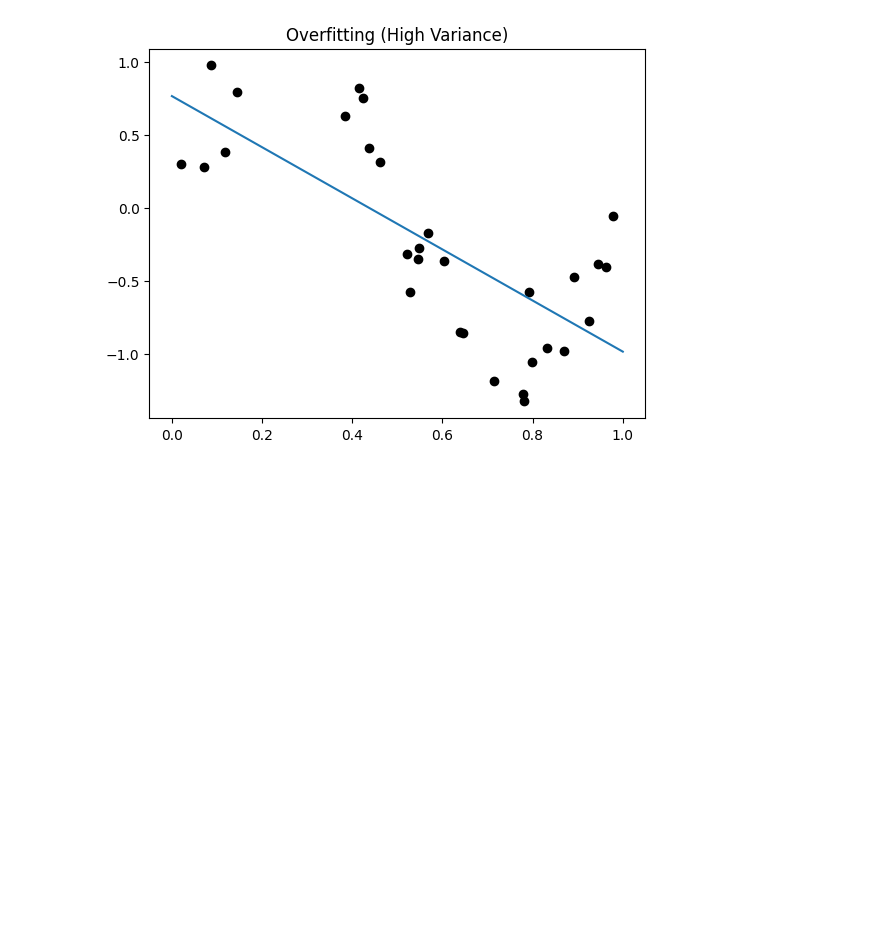
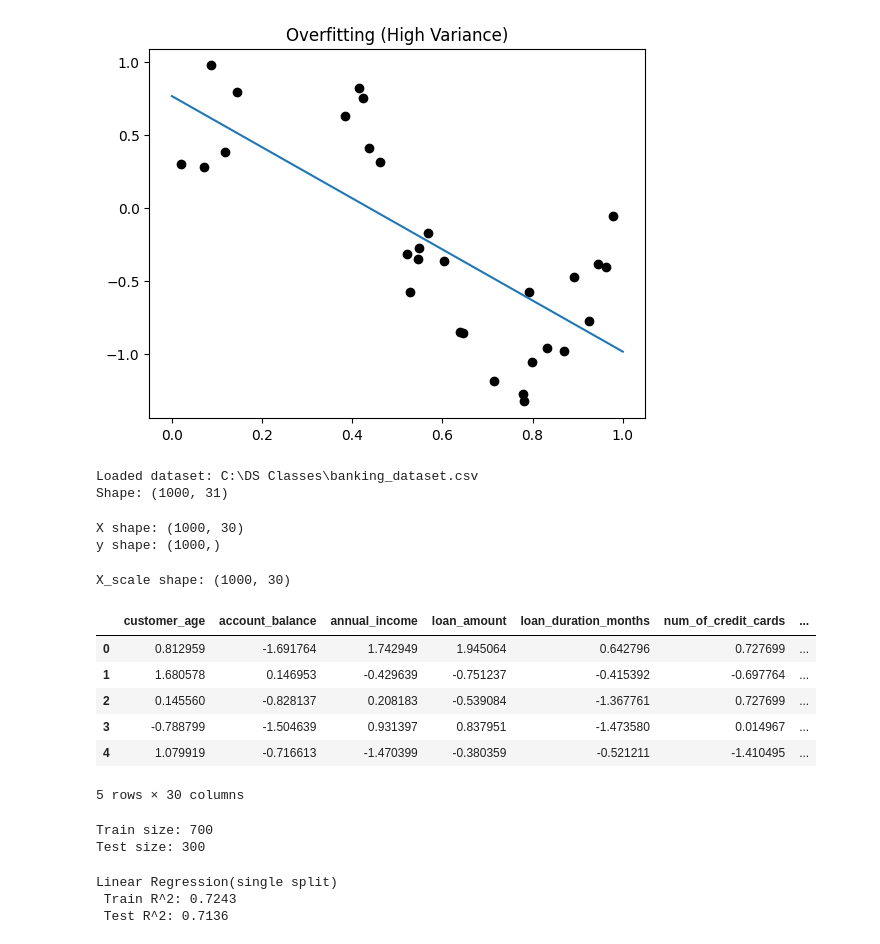
Before and after one commit to Mohammed-Zaheerullah/data-science-portfolio, a Jupyter notebook: core-data-science-practice.ipynb, the cells around one changed output. Cells and saved outputs as stored; diff of their text form; code cells hidden in the pictures; blank space fills up the shorter version.

```diff
--- a/core-data-science-practice.ipynb
+++ b/core-data-science-practice.ipynb
@@ -1201,3 +1201,70 @@ plt.title("Overfitting (High Variance)")
 plt.show()
 # %% [output]
 [figure]
+# %%
+import pandas as pd
+import numpy as np
+
+data_path = r"C:\DS Classes\banking_dataset.csv"
+df = pd.read_csv(data_path)
+
+print("Loaded dataset:", data_path)
+print("Shape:", df.shape)
+# %% [output]
+Loaded dataset: C:\DS Classes\banking_dataset.csv
+Shape: (1000, 31)
+# %%
+target_col = "bank_profit"
+X = df.drop(columns = [target_col])
+Y = df[target_col]
+print("X shape:", X.shape)
+print("y shape:", Y.shape)
+# %% [output]
+X shape: (1000, 30)
+y shape: (1000,)
+# %%
+from sklearn.preprocessing import StandardScaler
+scaler = StandardScaler()
+X_scale = scaler.fit_transform(X)
+X_scale = pd.DataFrame(X_scale, columns = X.columns)
+print ("X_scale shape:", X_scale.shape)
+# %% [output]
+X_scale shape: (1000, 30)
+# %%
+X_scale.head()
+# %% [output]
+|  | customer_age | account_balance | annual_income | loan_amount | loan_duration_months | num_of_credit_cards | ... |
+| 0 | 0.812959 | -1.691764 | 1.742949 | 1.945064 | 0.642796 | 0.727699 | ... |
+| 1 | 1.680578 | 0.146953 | -0.429639 | -0.751237 | -0.415392 | -0.697764 | ... |
+| 2 | 0.145560 | -0.828137 | 0.208183 | -0.539084 | -1.367761 | 0.727699 | ... |
+| 3 | -0.788799 | -1.504639 | 0.931397 | 0.837951 | -1.473580 | 0.014967 | ... |
+| 4 | 1.079919 | -0.716613 | -1.470399 | -0.380359 | -0.521211 | -1.410495 | ... |
+5 rows × 30 columns
+# %%
+from sklearn.model_selection import train_test_split, ShuffleSplit
+X_train, X_test, Y_train, Y_test = train_test_split(X_scale, Y, test_size=0.30, random_state=42)
+print("Train size:", X_train.shape[0])
+print("Test size:", X_test.shape[0])
+# %% [output]
+Train size: 700
+Test size: 300
+# %%
+from sklearn.linear_model import LinearRegression
+from sklearn.metrics import r2_score
+
+lr = LinearRegression()
+lr.fit(X_train, Y_train)
+
+Y_train_pred_lr = lr.predict(X_train)
+Y_test_pred_lr = lr.predict(X_test)
+
+lr_train_r2 = r2_score(Y_train, Y_train_pred_lr)
+lr_test_r2 = r2_score(Y_test, Y_test_pred_lr)
+
+print("Linear Regression(single split)")
+print(f" Train R^2: {lr_train_r2:.4f}")
+print(f" Test R^2: {lr_test_r2:.4f}")
+# %% [output]
+Linear Regression(single split)
+ Train R^2: 0.7243
+ Test R^2: 0.7136
```
Also changed, not shown: parts of 19 cells of this notebook.
